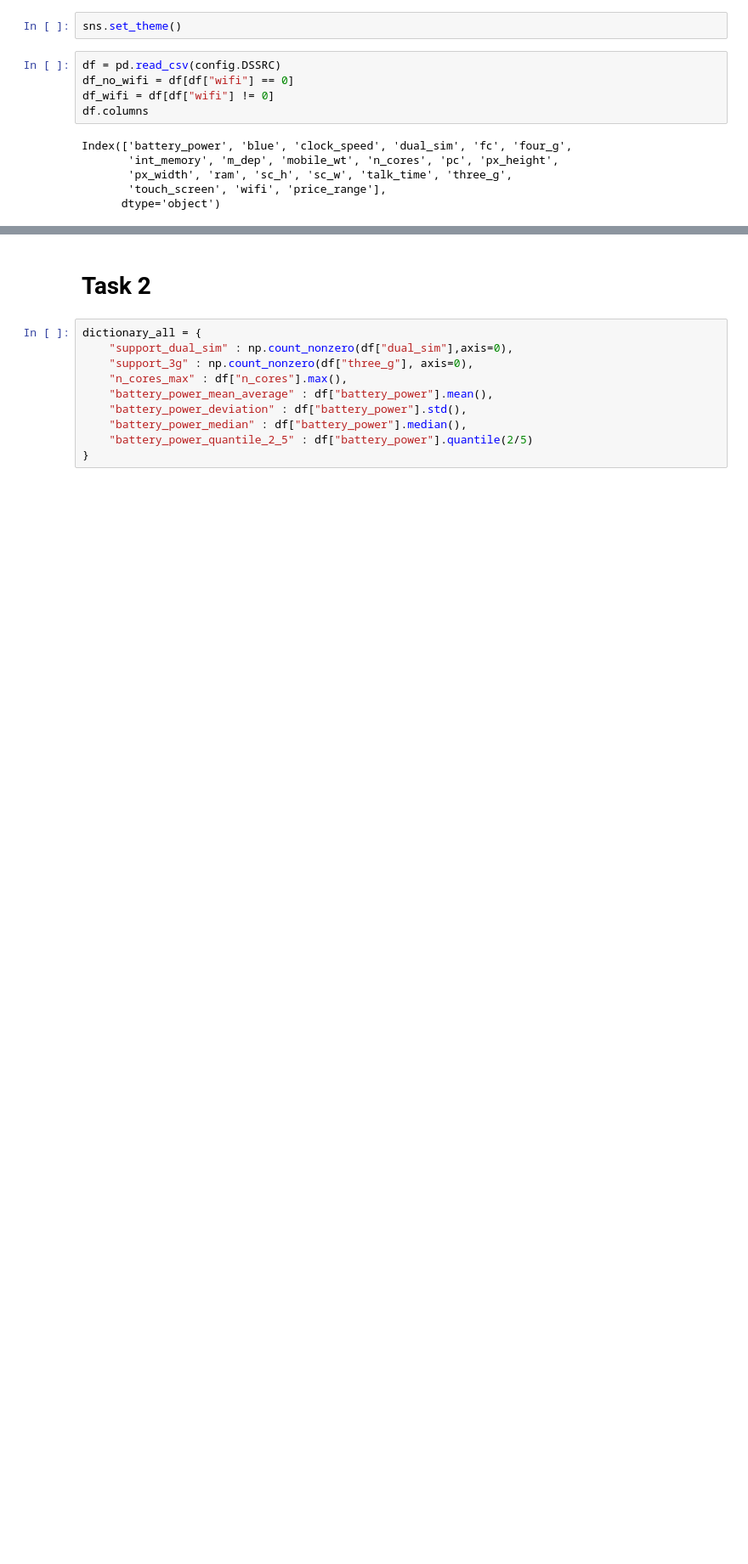
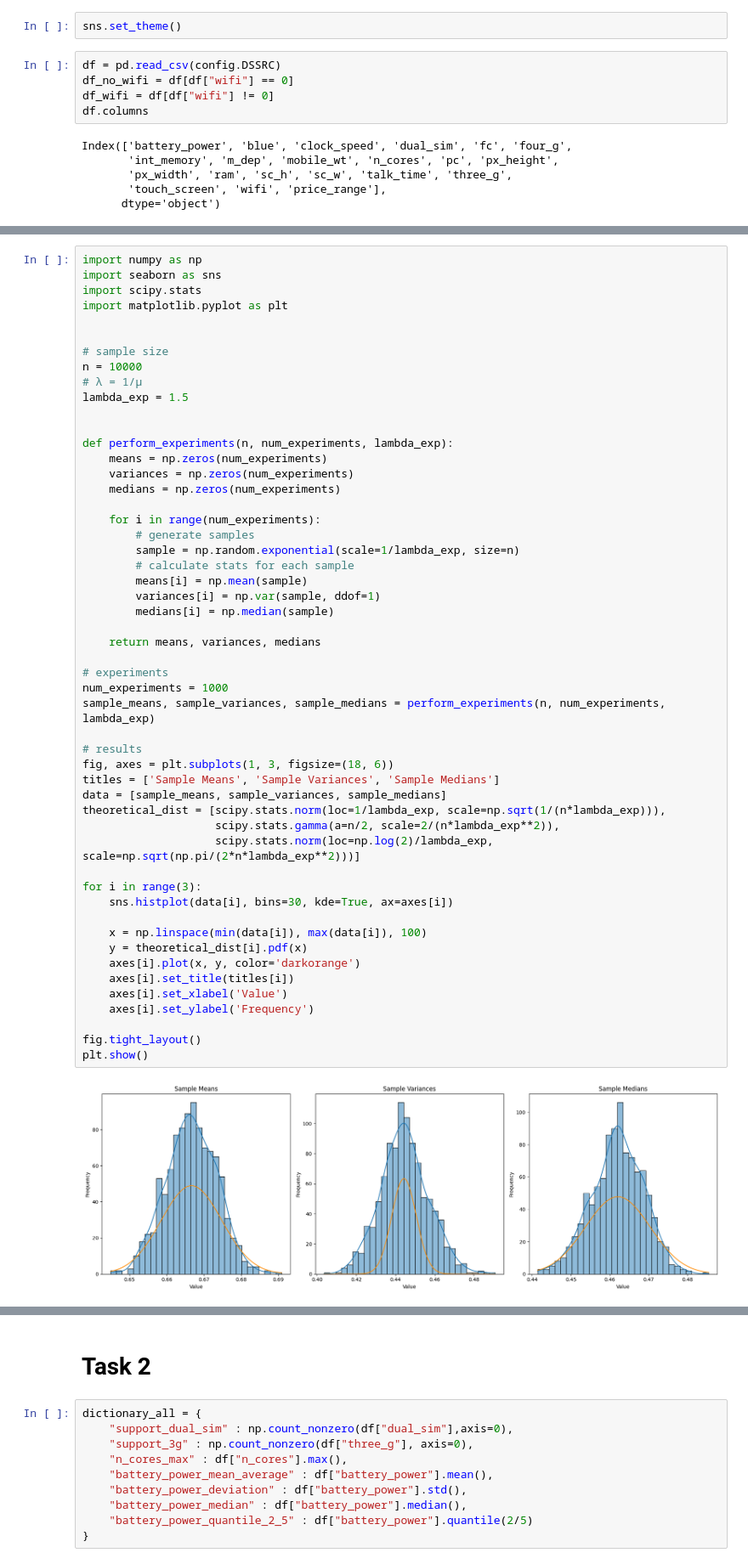
Before and after one commit to AntonSexov/statistics, a Jupyter notebook: lab_1/src/main.ipynb, the cells around one changed output, grey strips where cells are left out. Shown at 85% size. Cells and saved outputs as stored; diff of their text form; blank space fills up the shorter version.

```diff
--- a/lab_1/src/main.ipynb
+++ b/lab_1/src/main.ipynb
@@ -22,0 +25,54 @@ Index(['battery_power', 'blue', 'clock_speed', 'dual_sim', 'fc', 'four_g',
+# %%
+import numpy as np
+import seaborn as sns
+import scipy.stats
+import matplotlib.pyplot as plt
+
+
+# sample size
+n = 10000
+# λ = 1/μ
+lambda_exp = 1.5
+
+
+def perform_experiments(n, num_experiments, lambda_exp):
+    means = np.zeros(num_experiments)
+    variances = np.zeros(num_experiments)
+    medians = np.zeros(num_experiments)
+
+    for i in range(num_experiments):
+        # generate samples
+        sample = np.random.exponential(scale=1/lambda_exp, size=n)
+        # calculate stats for each sample
+        means[i] = np.mean(sample)
+        variances[i] = np.var(sample, ddof=1)
+        medians[i] = np.median(sample)
+
+    return means, variances, medians
+
+# experiments
+num_experiments = 1000
+sample_means, sample_variances, sample_medians = perform_experiments(n, num_experiments, lambda_exp)
+
+# results
+fig, axes = plt.subplots(1, 3, figsize=(18, 6))
+titles = ['Sample Means', 'Sample Variances', 'Sample Medians']
+data = [sample_means, sample_variances, sample_medians]
+theoretical_dist = [scipy.stats.norm(loc=1/lambda_exp, scale=np.sqrt(1/(n*lambda_exp))),
+                    scipy.stats.gamma(a=n/2, scale=2/(n*lambda_exp**2)),
+                    scipy.stats.norm(loc=np.log(2)/lambda_exp, scale=np.sqrt(np.pi/(2*n*lambda_exp**2)))]
+
+for i in range(3):
+    sns.histplot(data[i], bins=30, kde=True, ax=axes[i])
+
+    x = np.linspace(min(data[i]), max(data[i]), 100)
+    y = theoretical_dist[i].pdf(x)
+    axes[i].plot(x, y, color='darkorange')
+    axes[i].set_title(titles[i])
+    axes[i].set_xlabel('Value')
+    axes[i].set_ylabel('Frequency')
+
+fig.tight_layout()
+plt.show()
+# %% [output]
+[figure, added]
```
Also changed, not shown: parts of 3 cells of this notebook.
